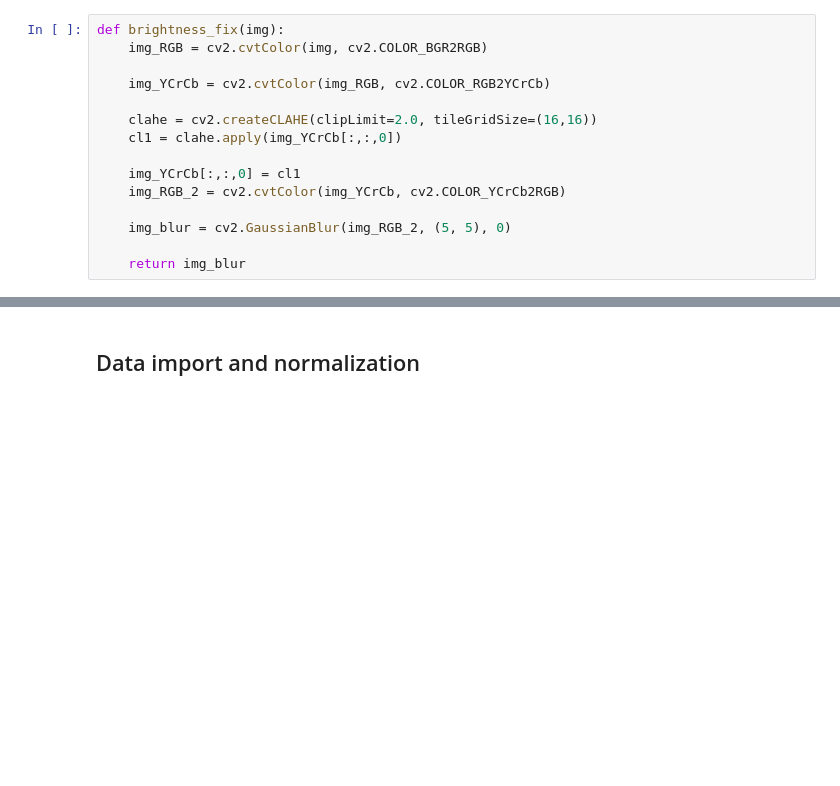
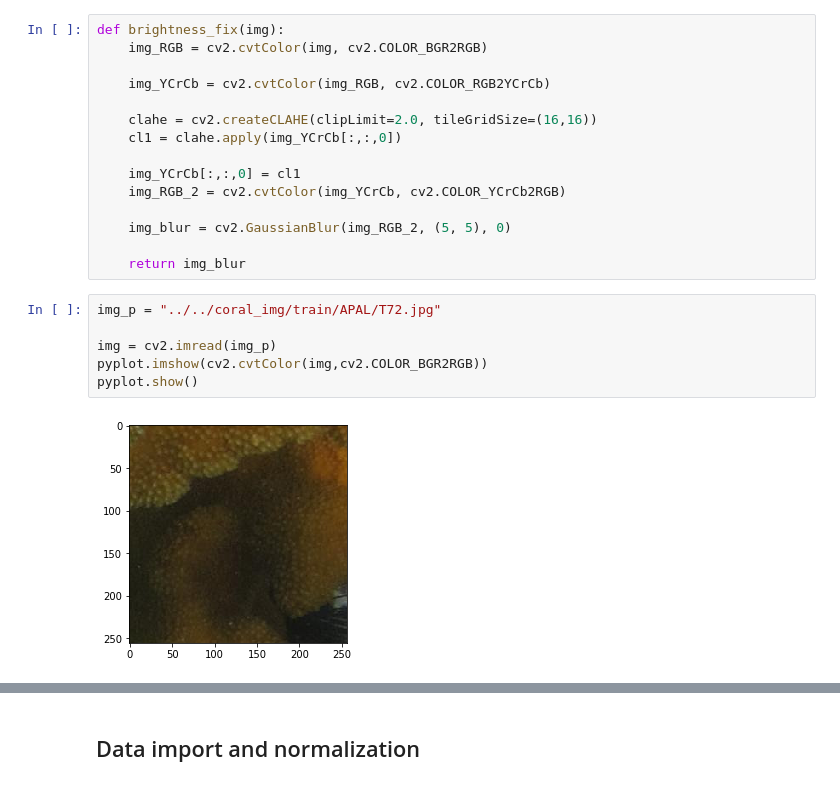
Before and after one commit to JuanIsernGhosn/coral-classification-deep-learning, a Jupyter notebook: experiments/RESNET50_Keras_10/RESNET50_Keras_10-J.ipynb, the cells around one changed output, grey strips where cells are left out. Saved outputs shown, nothing was run; the diff lists cells and outputs as text; blank space fills up the shorter version.

```diff
--- a/experiments/RESNET50_Keras_10/RESNET50_Keras_10-J.ipynb
+++ b/experiments/RESNET50_Keras_10/RESNET50_Keras_10-J.ipynb
@@ -71,3 +71,11 @@ def brightness_fix(img):
     img_blur = cv2.GaussianBlur(img_RGB_2, (5, 5), 0)
 
     return img_blur
+# %%
+img_p = "../../coral_img/train/APAL/T72.jpg"
+
+img = cv2.imread(img_p)
+pyplot.imshow(cv2.cvtColor(img,cv2.COLOR_BGR2RGB))
+pyplot.show()
+# %% [output]
+[figure, added]
```
Also changed, not shown: parts of 2 cells of this notebook, 9 other files.
